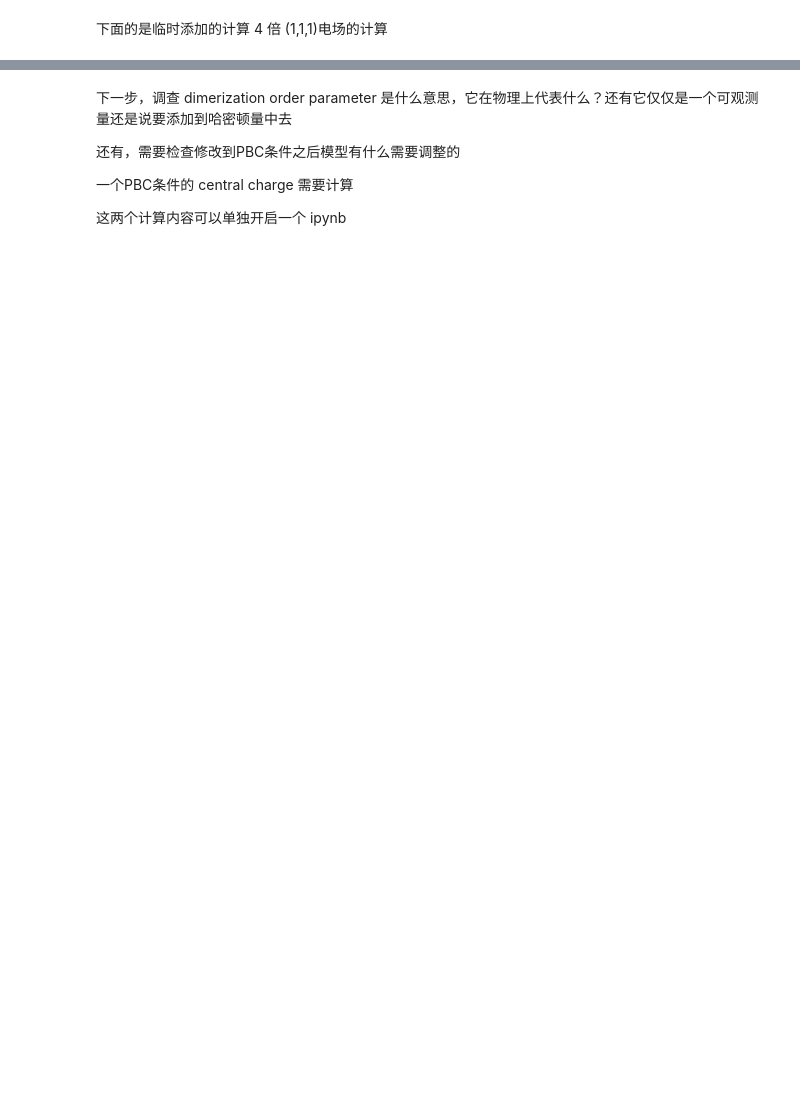
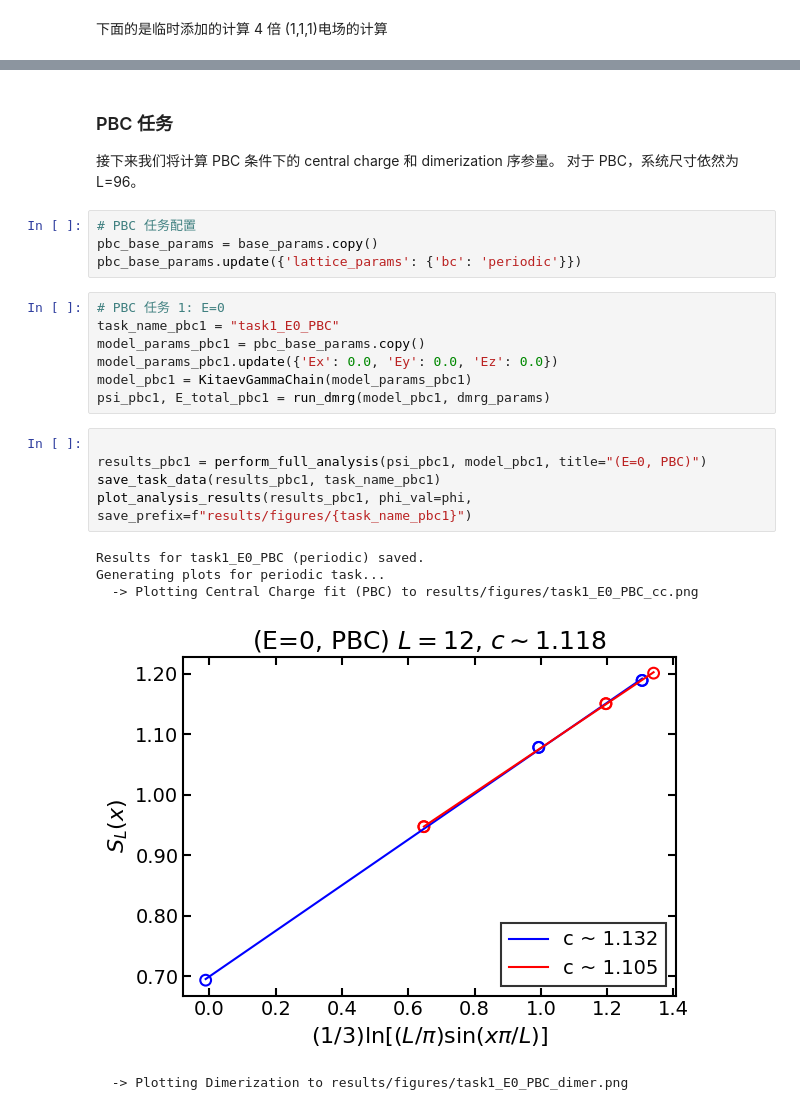
Before and after one commit to misaka19683/KSHEE, a Jupyter notebook: hamitonian.ipynb, the cells around one changed output, grey strips where cells are left out. Saved outputs shown, nothing was run; the diff lists cells and outputs as text; blank space fills up the shorter version.

```diff
--- a/hamitonian.ipynb
+++ b/hamitonian.ipynb
@@ -378,8 +460,26 @@ Results for task12_E444 saved.
-# %% [markdown]
-下一步，调查 dimerization order parameter 是什么意思，它在物理上代表什么？还有它仅仅是一个可观测量还是说要添加到哈密顿量中去
-
-还有，需要检查修改到PBC条件之后模型有什么需要调整的
-
-一个PBC条件的 central charge 需要计算
-
-这两个计算内容可以单独开启一个 ipynb
+# %% [markdown]
+### PBC 任务
+接下来我们将计算 PBC 条件下的 central charge 和 dimerization 序参量。
+对于 PBC，系统尺寸依然为 L=96。
+# %%
+# PBC 任务配置
+pbc_base_params = base_params.copy()
+pbc_base_params.update({'lattice_params': {'bc': 'periodic'}})
+# %%
+# PBC 任务 1: E=0
+task_name_pbc1 = "task1_E0_PBC"
+model_params_pbc1 = pbc_base_params.copy()
+model_params_pbc1.update({'Ex': 0.0, 'Ey': 0.0, 'Ez': 0.0})
+model_pbc1 = KitaevGammaChain(model_params_pbc1)
+psi_pbc1, E_total_pbc1 = run_dmrg(model_pbc1, dmrg_params)
+# %%
+
+results_pbc1 = perform_full_analysis(psi_pbc1, model_pbc1, title="(E=0, PBC)")
+save_task_data(results_pbc1, task_name_pbc1)
+plot_analysis_results(results_pbc1, phi_val=phi, save_prefix=f"results/figures/{task_name_pbc1}")
+# %% [output]
+Results for task1_E0_PBC (periodic) saved.
+Generating plots for periodic task...
+  -> Plotting Central Charge fit (PBC) to results/figures/task1_E0_PBC_cc.png
+[figure, added]
+  -> Plotting Dimerization to results/figures/task1_E0_PBC_dimer.png
```
Also changed, not shown: parts of 36 cells of this notebook, 7 other files.
